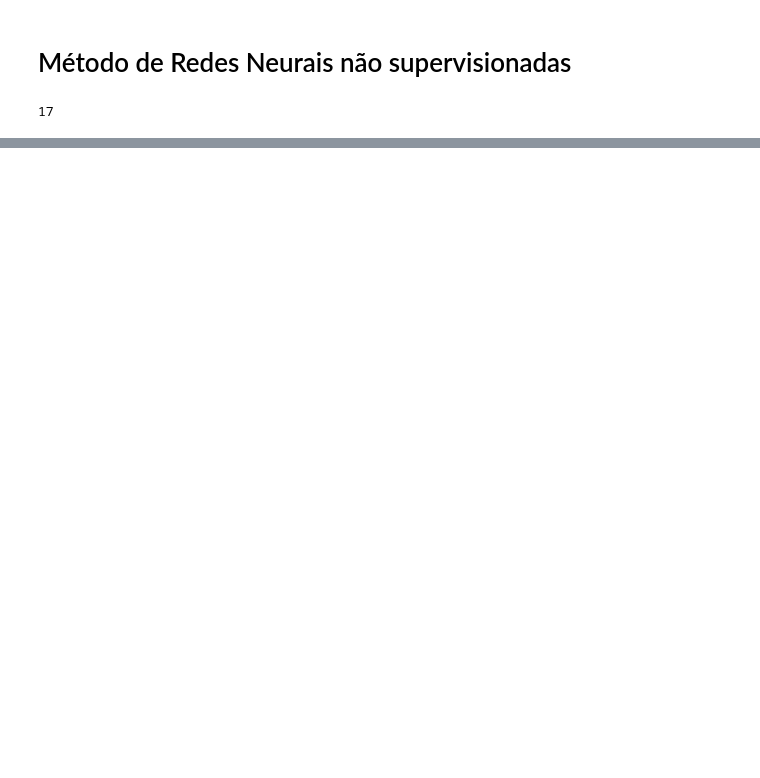
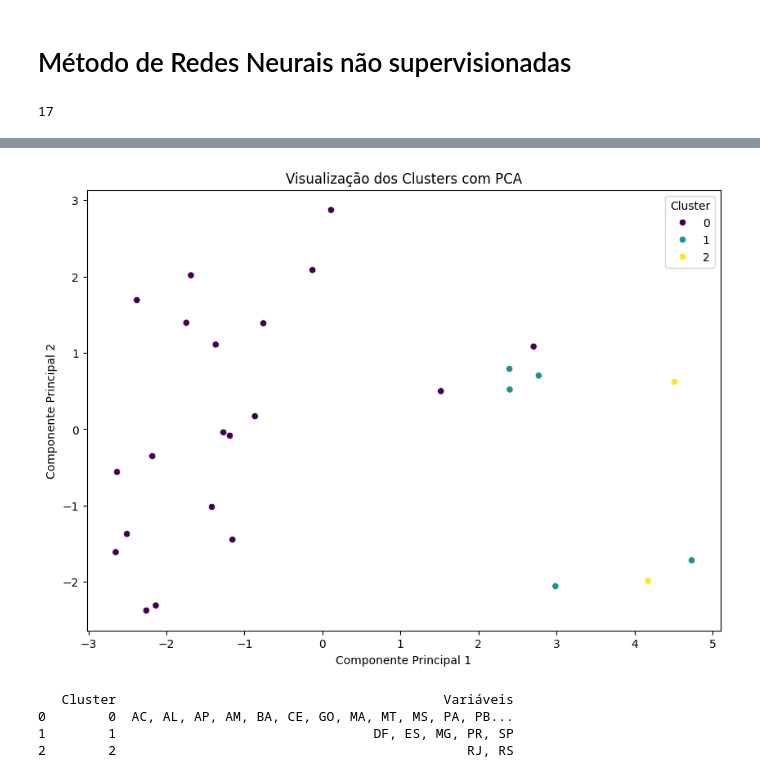
Before and after one commit to camazlucas/RedesNeuraisNaoSupervisionadas, a Jupyter notebook: clusterizacao.ipynb, the cells around one changed output, grey strips where cells are left out. Drawn from its saved outputs; the diff is of its cells as text; code cells hidden in the pictures; blank space fills up the shorter version.

Commit message:
Finalizando Rede ART com apresentação de resultados

```diff
--- a/clusterizacao.ipynb
+++ b/clusterizacao.ipynb
@@ -242,0 +247,2 @@ Número de clusters encontrados pelo SOM: 7
+# %%
+df_scaled = df_scaled.iloc[:, :-1]
@@ -242,0 +252,3 @@ Número de clusters encontrados pelo SOM: 7
+# %%
+df_scaled_values = df_scaled.values  # Converte o dataframe para um array NumPy
+print(df_scaled_values.shape)  # Verifica as dimensões do array
@@ -242,0 +322,12 @@ Número de clusters encontrados pelo SOM: 7
+# %%
+# Obtenha os rótulos para cada ponto de dados
+art2 = ART2(num_features=df_scaled.shape[1], similarity_threshold=raio, learning_rate=0.5)
+
+# Ajuste a rede aos dados (treinamento)
+art2.fit(df_scaled_values)
+
+labels = art2.predict(df_scaled_values)
+
+# Exiba os resultados
+print("Rótulos de cluster para cada vetor de entrada:")
+print(labels)
@@ -242,0 +337,3 @@ Número de clusters encontrados pelo SOM: 7
+# %%
+df_resultado = pd.DataFrame(array_numpy, index=indices)
+df_resultado['Cluster'] = labels
@@ -242,0 +360,47 @@ Número de clusters encontrados pelo SOM: 7
+# %%
+import matplotlib.pyplot as plt
+import seaborn as sns
+from sklearn.decomposition import PCA
+
+# Reduzindo para 2 dimensões com PCA
+pca = PCA(n_components=2)
+data_2d = pca.fit_transform(df_scaled)
+
+# Adicionando os clusters
+df_resultado['PCA1'] = data_2d[:, 0]
+df_resultado['PCA2'] = data_2d[:, 1]
+
+# Gráfico de dispersão
+plt.figure(figsize=(10, 7))
+sns.scatterplot(
+    x='PCA1',
+    y='PCA2',
+    hue='Cluster',
+    data=df_resultado,
+    palette='viridis',
+    legend='full'
+)
+plt.title('Visualização dos Clusters com PCA')
+plt.xlabel('Componente Principal 1')
+plt.ylabel('Componente Principal 2')
+plt.show()
+# %% [output]
+[figure, added]
+# %%
+# Agrupando as variáveis por cluster
+clusters_info = (
+    df_resultado.groupby('Cluster')
+    .apply(lambda group: ', '.join(group.index))
+    .reset_index()
+)
+
+# Renomeando as colunas
+clusters_info.columns = ['Cluster', 'Variáveis']
+
+# Exibindo o DataFrame resultante
+print(clusters_info)
+# %% [output]
+   Cluster                                          Variáveis
+0        0  AC, AL, AP, AM, BA, CE, GO, MA, MT, MS, PA, PB...
+1        1                                 DF, ES, MG, PR, SP
+2        2                                             RJ, RS
```
Also changed, not shown: parts of 13 cells of this notebook.
